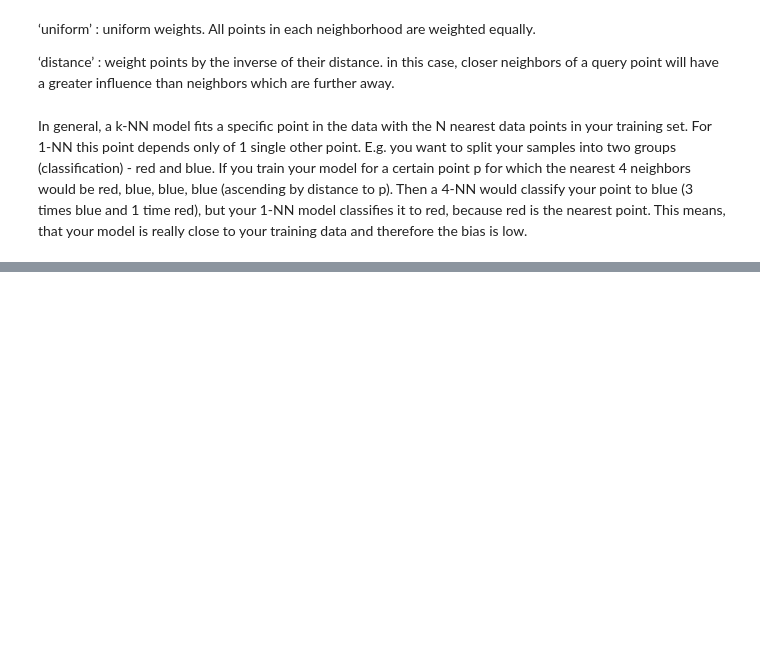
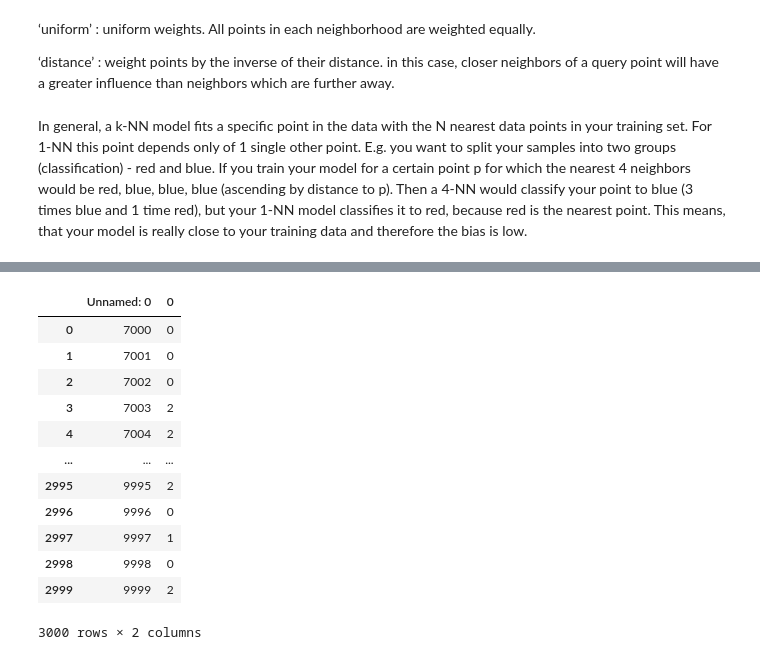
Before and after one commit to Goodjorx/jobbarcelona22, a Jupyter notebook: Insects_JobBarcelona22.ipynb, the cells around one changed output, grey strips where cells are left out. Saved outputs shown, nothing was run; the diff lists cells and outputs as text; code cells hidden in the pictures; blank space fills up the shorter version.

```diff
--- a/Insects_JobBarcelona22.ipynb
+++ b/Insects_JobBarcelona22.ipynb
@@ -483,0 +521,2 @@ In general, a k-NN model fits a specific point in the data with the N nearest da
+# %%
+predictions = rf.predict(test_df.drop('Minutes', axis=1))# Calculate the absolute errors
@@ -483,0 +527,18 @@ In general, a k-NN model fits a specific point in the data with the N nearest da
+# %%
+final_df = pd.concat([test_df['Unnamed: 0'], pd.DataFrame(predictions)], axis=1)
+# %%
+final_df
+# %% [output]
+|  | Unnamed: 0 | 0 |
+| 0 | 7000 | 0 |
+| 1 | 7001 | 0 |
+| 2 | 7002 | 0 |
+| 3 | 7003 | 2 |
+| 4 | 7004 | 2 |
+| ... | ... | ... |
+| 2995 | 9995 | 2 |
+| 2996 | 9996 | 0 |
+| 2997 | 9997 | 1 |
+| 2998 | 9998 | 0 |
+| 2999 | 9999 | 2 |
+3000 rows × 2 columns
```
Also changed, not shown: parts of 11 cells of this notebook.
